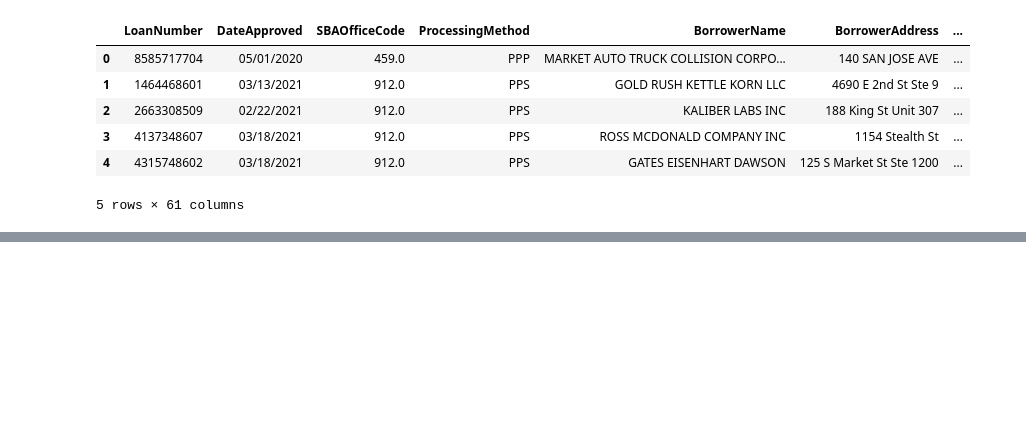
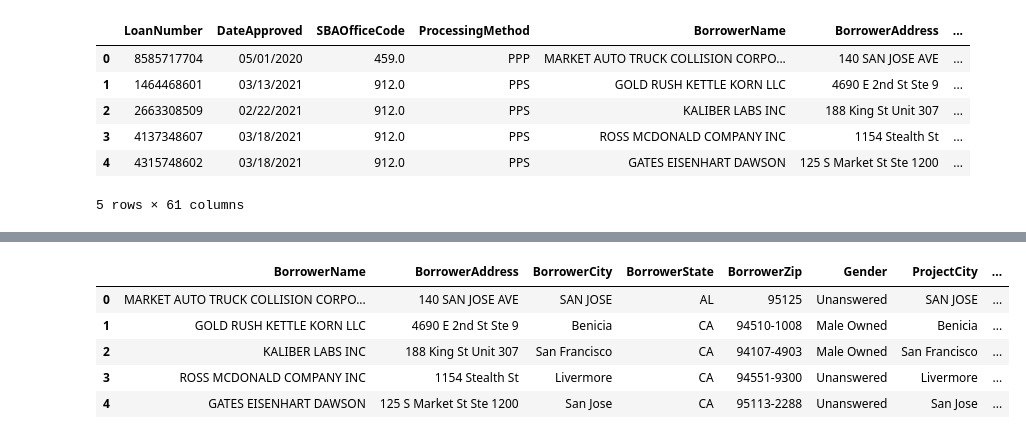
Before and after one commit to trang-van/afn, a Jupyter notebook: ppp-loan-data/notebooks/PPP and Orbis Merge (Revised).ipynb, the cells around one changed output, grey strips where cells are left out. Saved outputs shown, nothing was run; the diff lists cells and outputs as text; code cells hidden in the pictures; blank space fills up the shorter version.

```diff
--- a/ppp-loan-data/notebooks/PPP and Orbis Merge (Revised).ipynb
+++ b/ppp-loan-data/notebooks/PPP and Orbis Merge (Revised).ipynb
@@ -75,0 +84,2 @@ ppp_from_orbis.head()
+# %%
+ppp_columns = ['BorrowerName - Clean','CurrentApprovalAmount', 'YearApproved', 'Race', 'Ethnicity', 'Minority', 'NAICS_4','IndustrySubsector']
@@ -75,0 +88,3 @@ ppp_from_orbis.head()
+# %%
+ppp_not_in_orbis = ppp_df[~ppp_df['BorrowerName - Clean'].isin(orbis_df['Company Name - Clean'])]
+ppp_not_in_orbis.head()
@@ -76,3 +121,15 @@ ppp_from_orbis.head()
+# %%
+ppp_to_orbis_columns = ['BorrowerName','BorrowerAddress','BorrowerCity', 'BorrowerState', 'BorrowerZip','Gender', 'ProjectCity', 'BusinessType']
 # %%
 def extract_columns(df, columns):
-    return df[columns].reset_index()
+    return df[columns]
+# %%
+extracted_ppp = extract_columns(ppp_not_in_orbis, ppp_to_orbis_columns + ppp_columns)
+extracted_ppp.head()
+# %% [output]
+|  | BorrowerName | BorrowerAddress | BorrowerCity | BorrowerState | BorrowerZip | Gender | ProjectCity | ... |
+| 0 | MARKET AUTO TRUCK COLLISION CORPO... | 140 SAN JOSE AVE | SAN JOSE | AL | 95125 | Unanswered | SAN JOSE | ... |
+| 1 | GOLD RUSH KETTLE KORN LLC | 4690 E 2nd St Ste 9 | Benicia | CA | 94510-1008 | Male Owned | Benicia | ... |
+| 2 | KALIBER LABS INC | 188 King St Unit 307 | San Francisco | CA | 94107-4903 | Male Owned | San Francisco | ... |
+| 3 | ROSS MCDONALD COMPANY INC | 1154 Stealth St | Livermore | CA | 94551-9300 | Unanswered | Livermore | ... |
+| 4 | GATES EISENHART DAWSON | 125 S Market St Ste 1200 | San Jose | CA | 95113-2288 | Unanswered | San Jose | ... |
```
Also changed, not shown: parts of 18 cells of this notebook, 3 other files.
